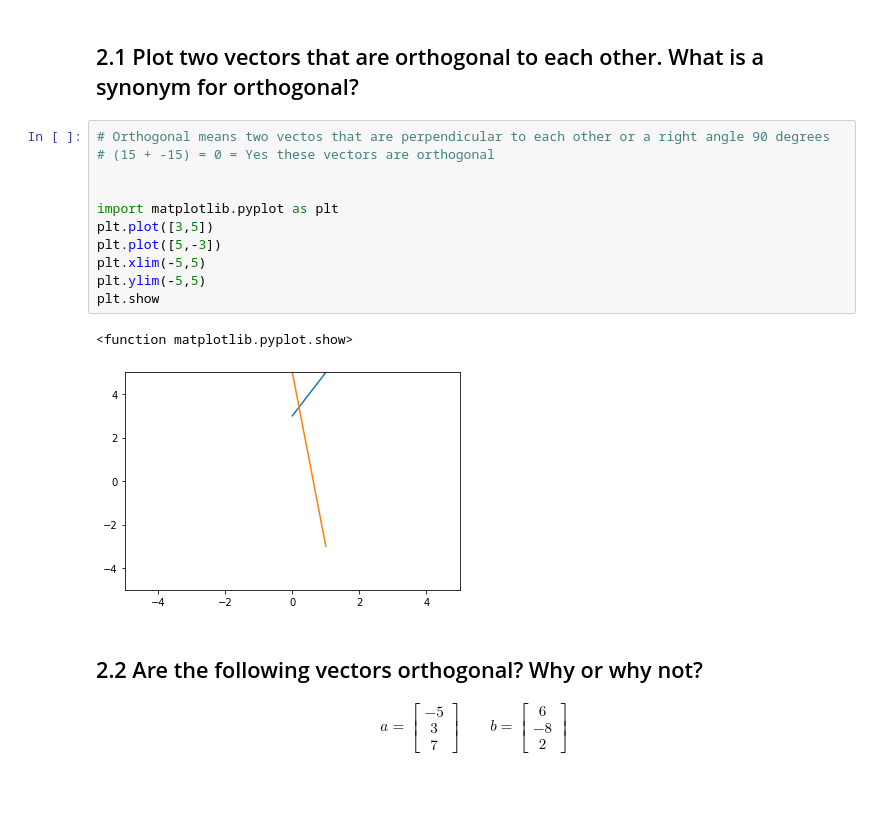
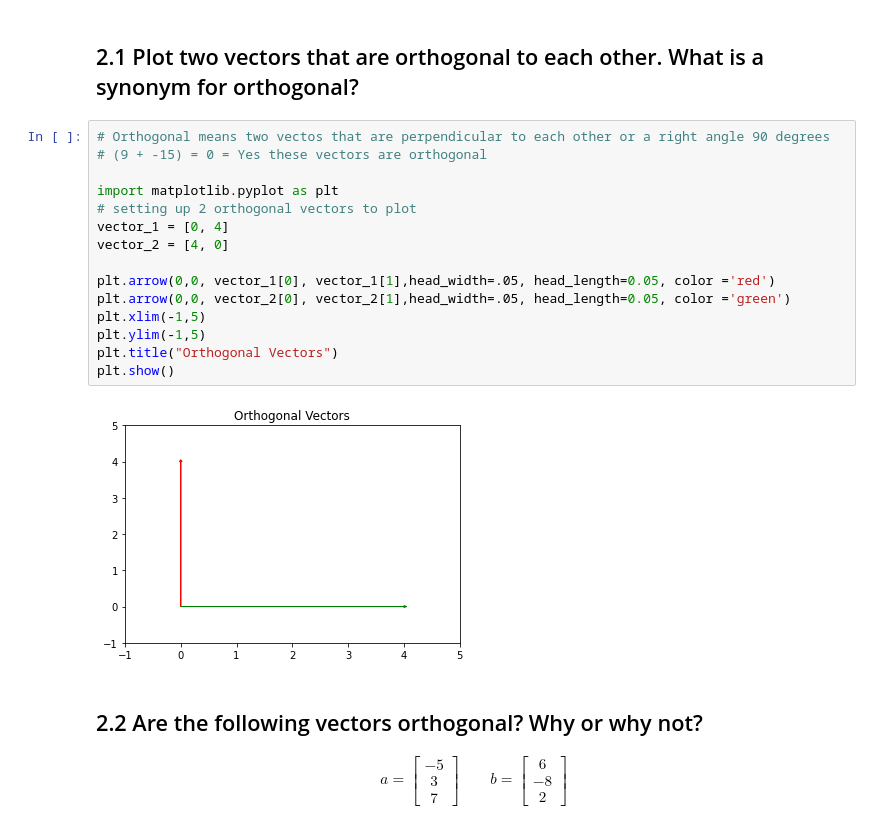
Before and after one commit to evangrinalds/DS-Unit-1-Sprint-3-Linear-Algebra, a Jupyter notebook: module2-intermediate-linear-algebra/Copy_of_LS_DS_132_Intermediate_Linear_Algebra_Assignment.ipynb, the cells around one changed output. Drawn from its saved outputs; the diff is of its cells as text; blank space fills up the shorter version.

```diff
--- a/module2-intermediate-linear-algebra/Copy_of_LS_DS_132_Intermediate_Linear_Algebra_Assignment.ipynb
+++ b/module2-intermediate-linear-algebra/Copy_of_LS_DS_132_Intermediate_Linear_Algebra_Assignment.ipynb
@@ -265,18 +208,21 @@ nan
 ## 2.1 Plot two vectors that are orthogonal to each other. What is a synonym for orthogonal?
 # %%
 # Orthogonal means two vectos that are perpendicular to each other or a right angle 90 degrees
-# (15 + -15) = 0 = Yes these vectors are orthogonal
-
+# (9 + -15) = 0 = Yes these vectors are orthogonal
 
 import matplotlib.pyplot as plt
-plt.plot([3,5])
-plt.plot([5,-3])
-plt.xlim(-5,5)
-plt.ylim(-5,5)
-plt.show
+# setting up 2 orthogonal vectors to plot
+vector_1 = [0, 4]
+vector_2 = [4, 0]
+
+plt.arrow(0,0, vector_1[0], vector_1[1],head_width=.05, head_length=0.05, color ='red')
+plt.arrow(0,0, vector_2[0], vector_2[1],head_width=.05, head_length=0.05, color ='green')
+plt.xlim(-1,5)
+plt.ylim(-1,5)
+plt.title("Orthogonal Vectors")
+plt.show()
 # %% [output]
-<function matplotlib.pyplot.show>
-[figure, old version]
+[figure, new version]
 # %% [markdown]
 ## 2.2 Are the following vectors orthogonal? Why or why not?
 
```
Also changed, not shown: parts of 33 cells of this notebook.
